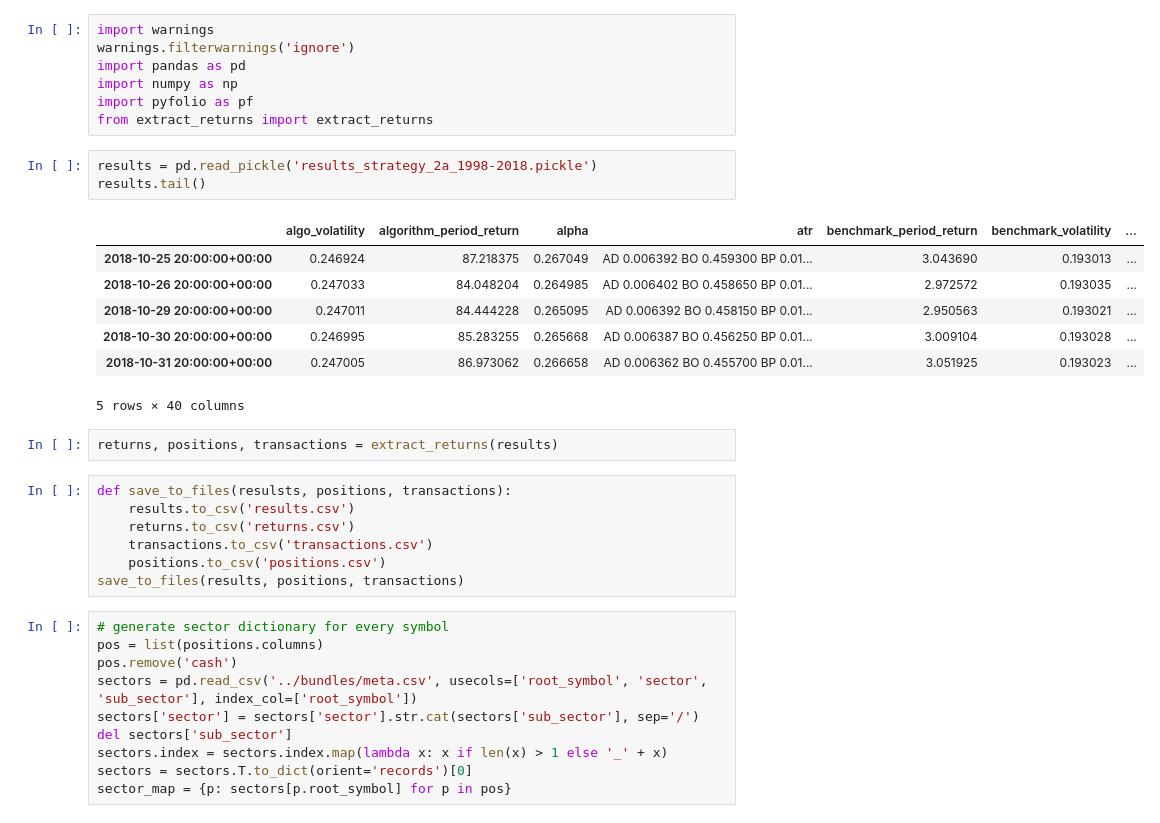
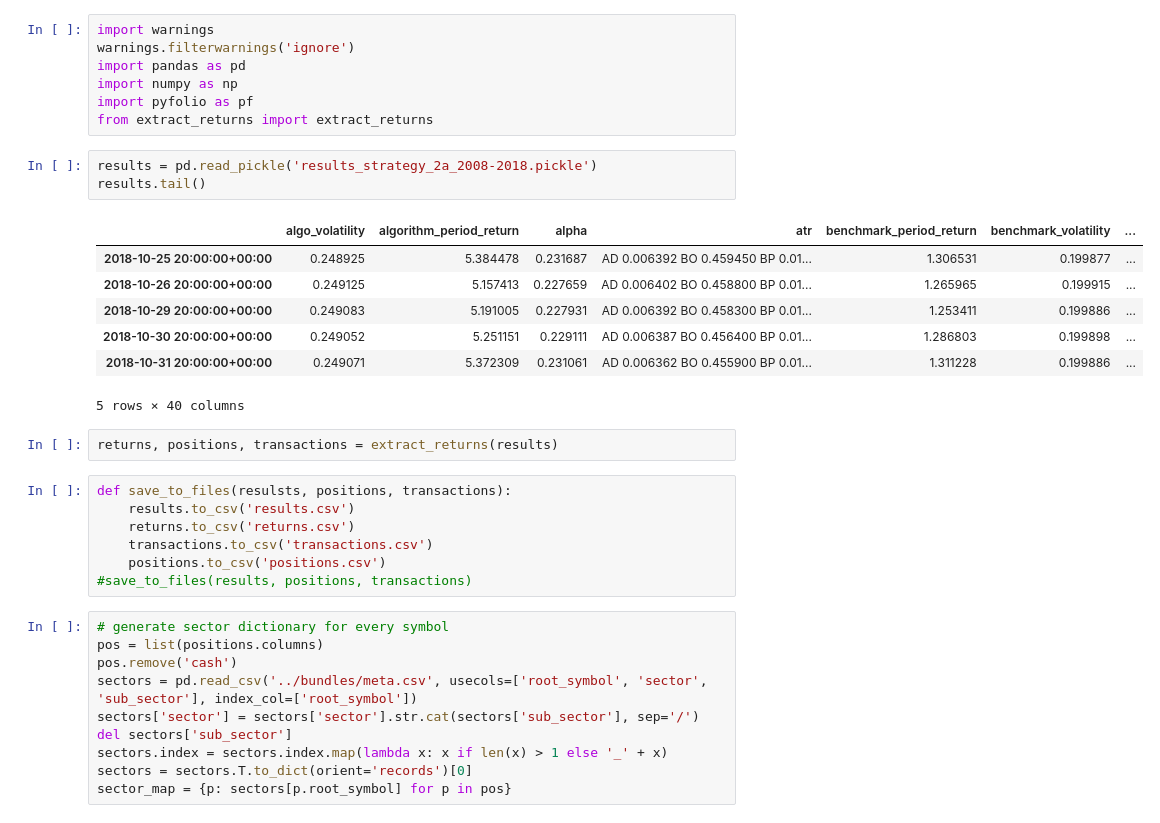
Before and after one commit to t1user/zipline, a Jupyter notebook: strategies/analytics.ipynb, the cells around one changed output. Drawn from its saved outputs; the diff is of its cells as text.

```diff
--- a/strategies/analytics.ipynb
+++ b/strategies/analytics.ipynb
@@ -6,15 +6,15 @@ import numpy as np
 import pyfolio as pf
 from extract_returns import extract_returns
 # %%
-results = pd.read_pickle('results_strategy_2a_1998-2018.pickle')
+results = pd.read_pickle('results_strategy_2a_2008-2018.pickle')
 results.tail()
 # %% [output]
 |  | algo_volatility | algorithm_period_return | alpha | atr | benchmark_period_return | benchmark_volatility | ... |
-| 2018-10-25 20:00:00+00:00 | 0.246924 | 87.218375 | 0.267049 | AD 0.006392 BO 0.459300 BP 0.01... | 3.043690 | 0.193013 | ... |
-| 2018-10-26 20:00:00+00:00 | 0.247033 | 84.048204 | 0.264985 | AD 0.006402 BO 0.458650 BP 0.01... | 2.972572 | 0.193035 | ... |
-| 2018-10-29 20:00:00+00:00 | 0.247011 | 84.444228 | 0.265095 | AD 0.006392 BO 0.458150 BP 0.01... | 2.950563 | 0.193021 | ... |
-| 2018-10-30 20:00:00+00:00 | 0.246995 | 85.283255 | 0.265668 | AD 0.006387 BO 0.456250 BP 0.01... | 3.009104 | 0.193028 | ... |
-| 2018-10-31 20:00:00+00:00 | 0.247005 | 86.973062 | 0.266658 | AD 0.006362 BO 0.455700 BP 0.01... | 3.051925 | 0.193023 | ... |
+| 2018-10-25 20:00:00+00:00 | 0.248925 | 5.384478 | 0.231687 | AD 0.006392 BO 0.459450 BP 0.01... | 1.306531 | 0.199877 | ... |
+| 2018-10-26 20:00:00+00:00 | 0.249125 | 5.157413 | 0.227659 | AD 0.006402 BO 0.458800 BP 0.01... | 1.265965 | 0.199915 | ... |
+| 2018-10-29 20:00:00+00:00 | 0.249083 | 5.191005 | 0.227931 | AD 0.006392 BO 0.458300 BP 0.01... | 1.253411 | 0.199886 | ... |
+| 2018-10-30 20:00:00+00:00 | 0.249052 | 5.251151 | 0.229111 | AD 0.006387 BO 0.456400 BP 0.01... | 1.286803 | 0.199898 | ... |
+| 2018-10-31 20:00:00+00:00 | 0.249071 | 5.372309 | 0.231061 | AD 0.006362 BO 0.455900 BP 0.01... | 1.311228 | 0.199886 | ... |
 5 rows × 40 columns
 # %%
 returns, positions, transactions = extract_returns(results)
@@ -24,7 +24,7 @@ def save_to_files(resulsts, positions, transactions):
     returns.to_csv('returns.csv')
     transactions.to_csv('transactions.csv')
     positions.to_csv('positions.csv')
-save_to_files(results, positions, transactions)
+#save_to_files(results, positions, transactions)
 # %%
 # generate sector dictionary for every symbol
 pos = list(positions.columns)
```
Also changed, not shown: parts of 7 cells of this notebook, 33 other files.
